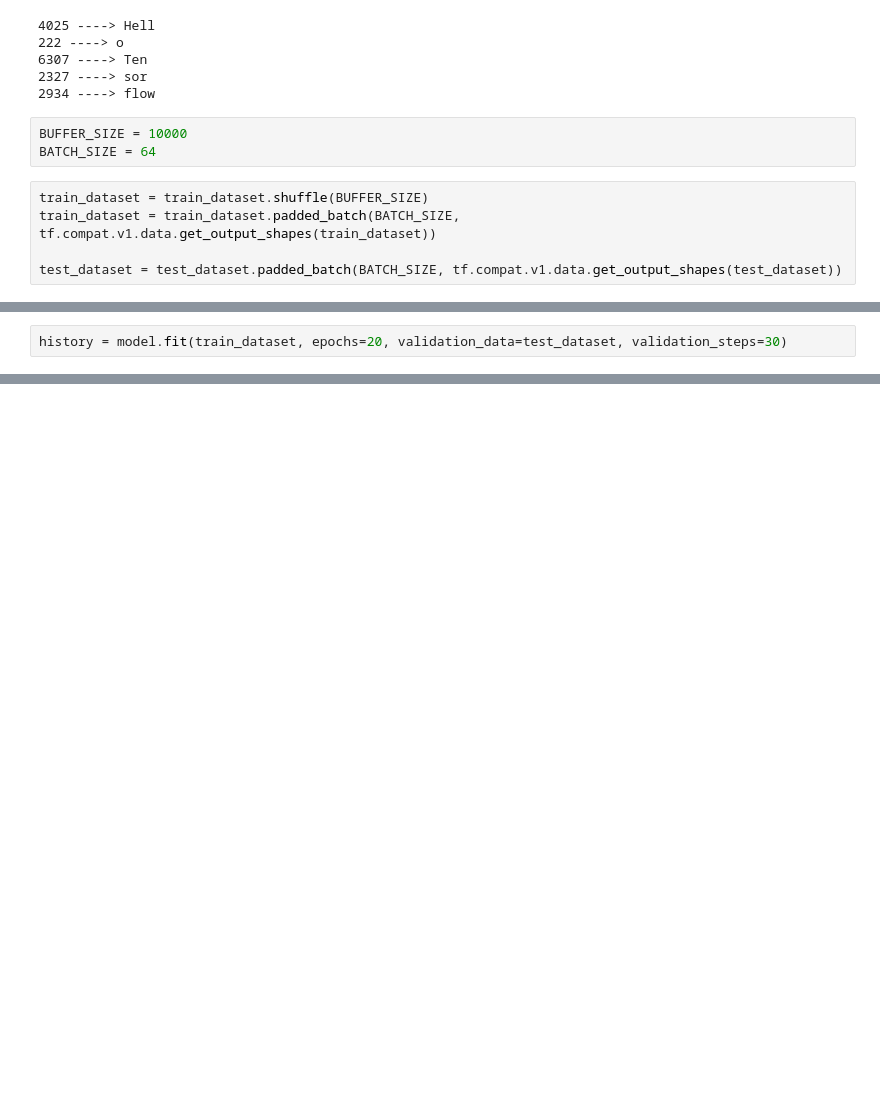
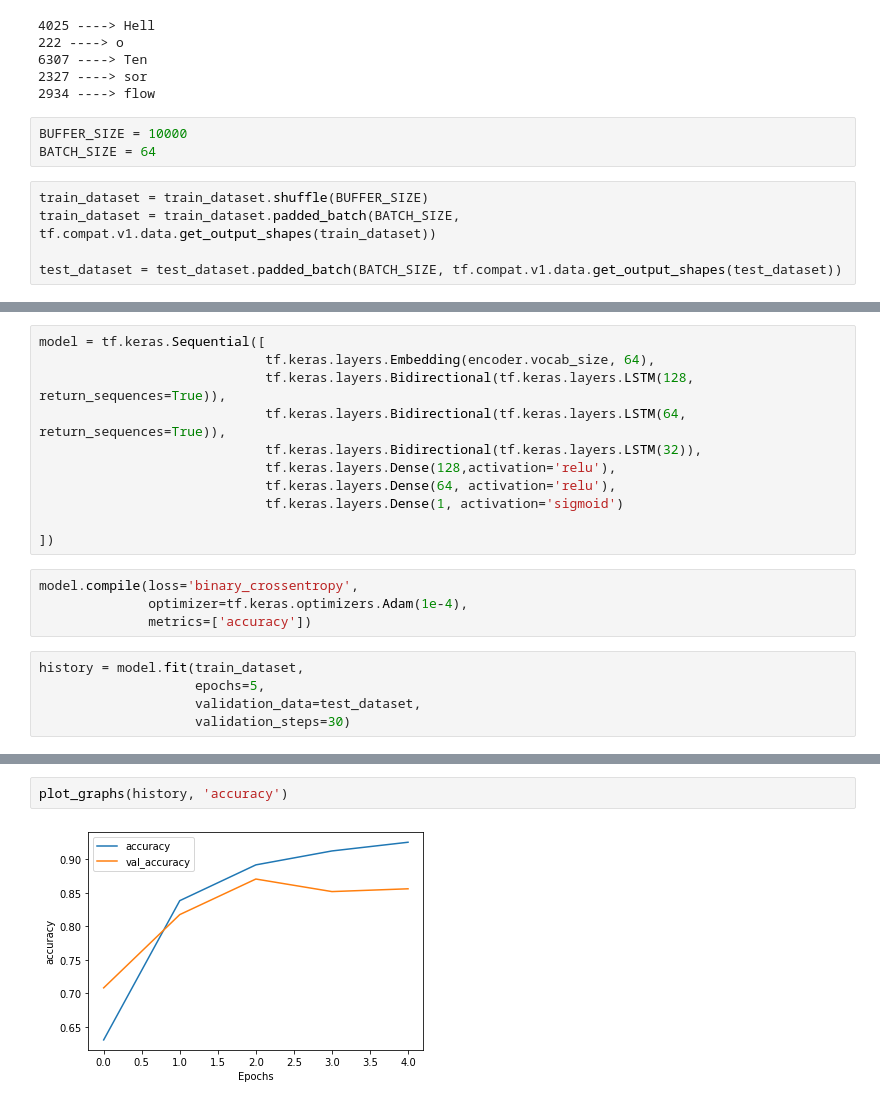
Before and after one commit to sourcecode369/TensorFlow-2.0, a Jupyter notebook: tensorflow_2.0_docs/TensorFlow Core/Tutorials/Text/Text_Classification_with_RNN.ipynb, the cells around one changed output, grey strips where cells are left out. Cells and saved outputs as stored; diff of their text form; blank space fills up the shorter version.

```diff
--- a/tensorflow_2.0_docs/TensorFlow Core/Tutorials/Text/Text_Classification_with_RNN.ipynb
+++ b/tensorflow_2.0_docs/TensorFlow Core/Tutorials/Text/Text_Classification_with_RNN.ipynb
@@ -91,3 +130,21 @@ model.compile(loss='binary_crossentropy', optimizer='adam',metrics=['accuracy'])
+# %%
+model = tf.keras.Sequential([
+                             tf.keras.layers.Embedding(encoder.vocab_size, 64),
+                             tf.keras.layers.Bidirectional(tf.keras.layers.LSTM(128, return_sequences=True)),
+                             tf.keras.layers.Bidirectional(tf.keras.layers.LSTM(64, return_sequences=True)),
+                             tf.keras.layers.Bidirectional(tf.keras.layers.LSTM(32)),
+                             tf.keras.layers.Dense(128,activation='relu'),
+                             tf.keras.layers.Dense(64, activation='relu'),
+                             tf.keras.layers.Dense(1, activation='sigmoid')
+
+])
+# %%
+model.compile(loss='binary_crossentropy',
+              optimizer=tf.keras.optimizers.Adam(1e-4),
+              metrics=['accuracy'])
 # %%
-history = model.fit(train_dataset, epochs=20, validation_data=test_dataset, validation_steps=30)
+history = model.fit(train_dataset,
+                    epochs=5,
+                    validation_data=test_dataset,
+                    validation_steps=30)
 # %% [output]
@@ -98,0 +184,4 @@ Epoch 3/20
+# %%
+plot_graphs(history, 'accuracy')
+# %% [output]
+[figure, added]
```
Also changed, not shown: parts of 14 cells of this notebook.
